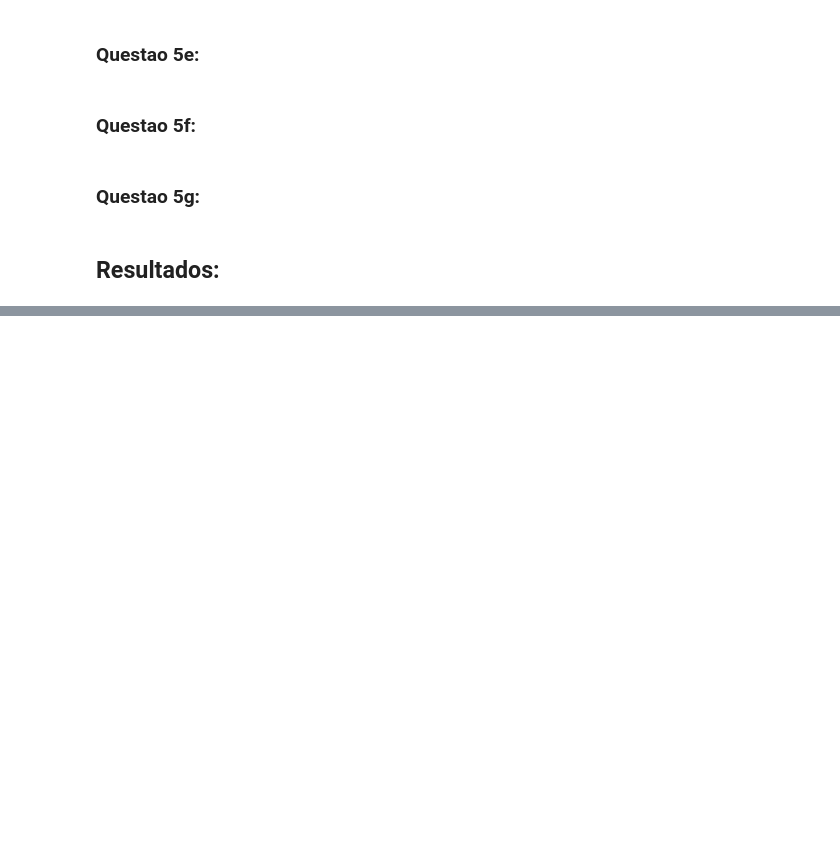
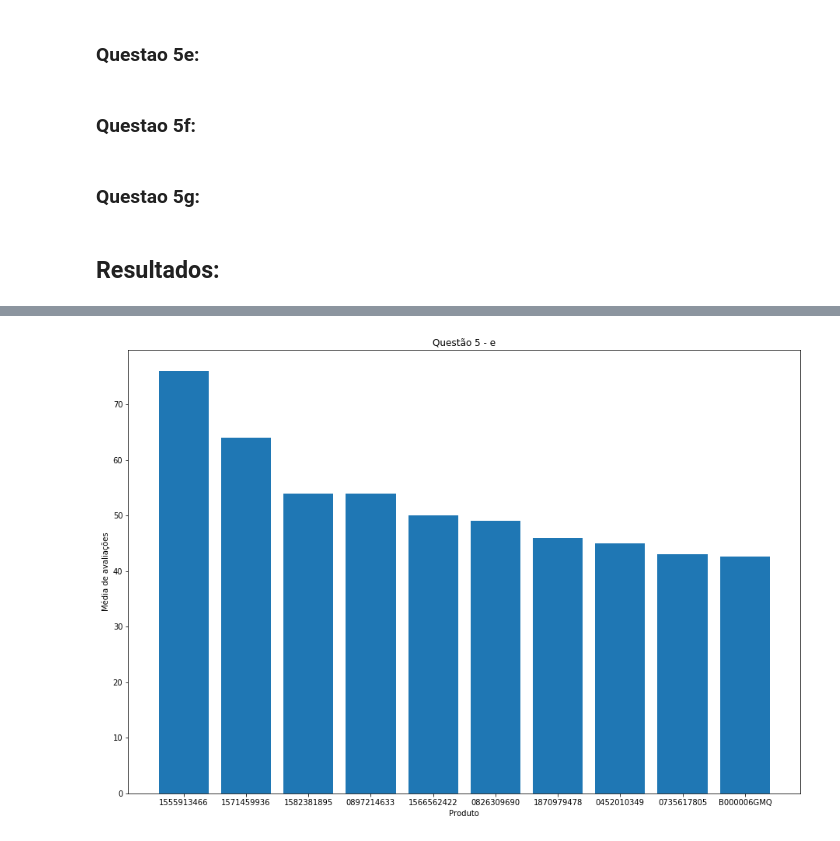
Before and after one commit to agnarok/Trab4-BD, a Jupyter notebook: dashboard.ipynb, the cells around one changed output, grey strips where cells are left out. Saved outputs shown, nothing was run; the diff lists cells and outputs as text; code cells hidden in the pictures; blank space fills up the shorter version.

```diff
--- a/dashboard.ipynb
+++ b/dashboard.ipynb
@@ -170,0 +256,21 @@ result = np.array(get10CustomersWithMostReviewsForEachGroup(con))
+# %%
+#5 e)
+con = create_connection(user,password,host,port,dbname)
+result = getTop10ProductsWithMostRatingAVG(con)
+
+axis = np.array([([x[0],x[2]]) for x in result])
+x = [x[0] for x in axis]
+y = [y[1] for y in axis]
+plt.xlabel("Produto")
+plt.ylabel("Média de avaliações")
+
+
+plt.bar(x,y)
+fig = plt.gcf()
+# fig.savefig('images/5-d', dpi=100)
+plt.title("Questão 5 - e")
+fig.set_size_inches(15.5, 10.5, forward=True)
+plt.show()
+input("Pressiona qualquer tecla para a próxima query")
+# %% [output]
+[figure, added]
```
Also changed, not shown: parts of 15 cells of this notebook, 1 other file.
